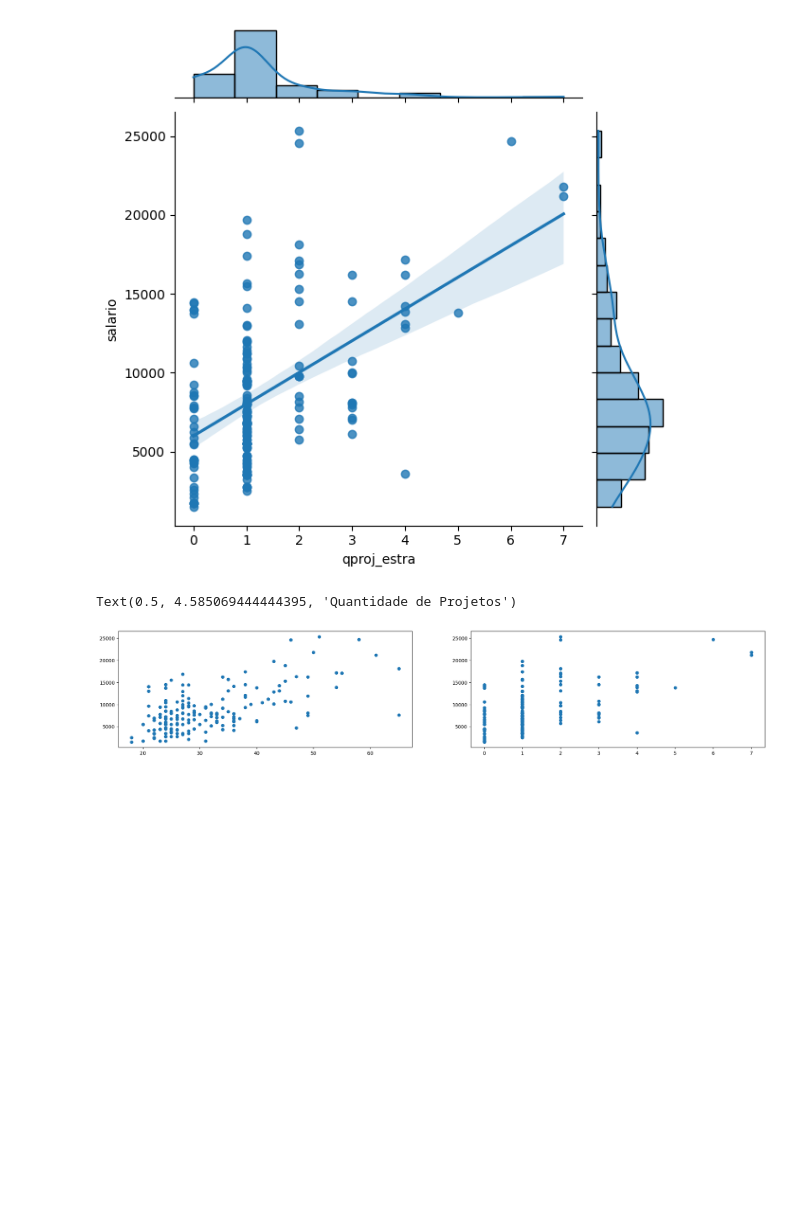
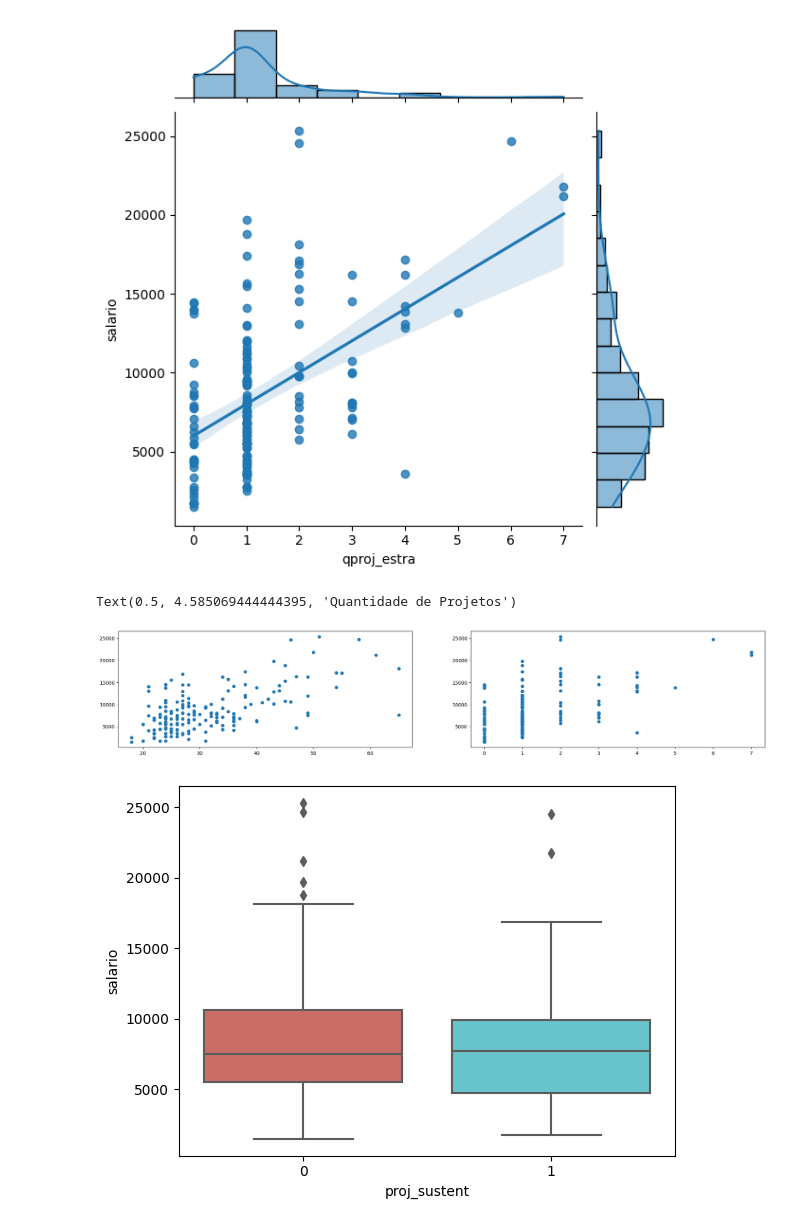
Before and after one commit to ghedin-alison/conceitos_ia, a Jupyter notebook: trabalho/analise_salario.ipynb, the cells around one changed output. Saved outputs shown, nothing was run; the diff lists cells and outputs as text; code cells hidden in the pictures; blank space fills up the shorter version.

```diff
--- a/trabalho/analise_salario.ipynb
+++ b/trabalho/analise_salario.ipynb
@@ -332,3 +334,10 @@ fig.set_xlabel('Quantidade de Projetos')
 # %% [output]
 Text(0.5, 4.585069444444395, 'Quantidade de Projetos')
 [figure]
+# %%
+# Variáveis qualitativa com a variável Target
+
+# Boxplot da variável Salario versus a variável Projeto Sustentabilidade
+sb.boxplot(x='proj_sustent', y='salario', data=salarios, palette='hls');
+# %% [output]
+[figure, added]
```
Also changed, not shown: parts of 34 cells of this notebook, 1 other file.
